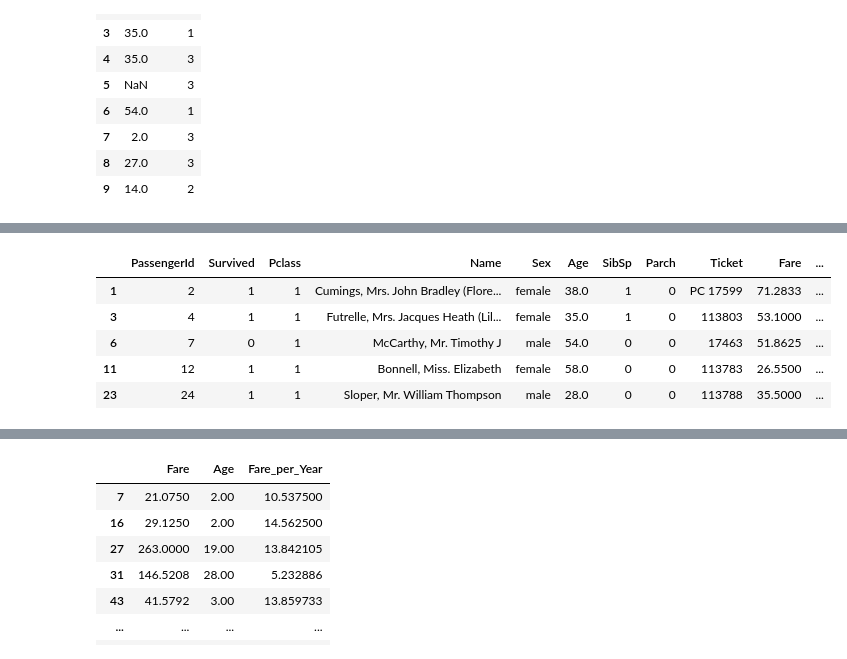
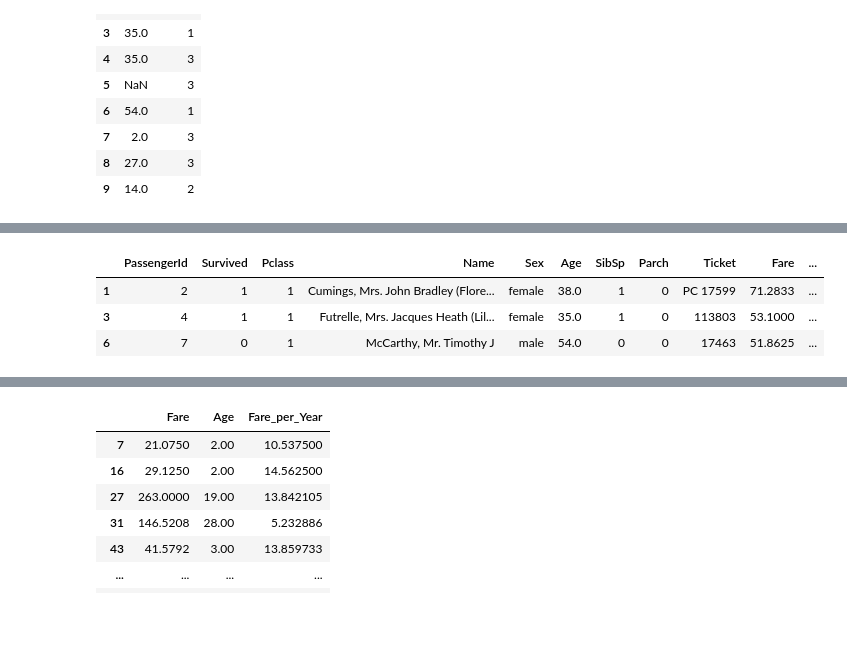
Before and after one commit to RiteshKhatri09-cs/5CS037, a Jupyter notebook: Week3_Ritesh_Khatri.ipynb, the cells around one changed output, grey strips where cells are left out. Saved outputs shown, nothing was run; the diff lists cells and outputs as text; code cells hidden in the pictures; blank space fills up the shorter version.

```diff
--- a/Week3_Ritesh_Khatri.ipynb
+++ b/Week3_Ritesh_Khatri.ipynb
@@ -98,14 +91,12 @@ fare_gt_100
 
 df_pclass1 = df.loc[df["Pclass"]==1]
 # %%
-df_pclass1.head()
+df_pclass1.head(3)
 # %% [output]
 |  | PassengerId | Survived | Pclass | Name | Sex | Age | SibSp | Parch | Ticket | Fare | ... |
 | 1 | 2 | 1 | 1 | Cumings, Mrs. John Bradley (Flore... | female | 38.0 | 1 | 0 | PC 17599 | 71.2833 | ... |
 | 3 | 4 | 1 | 1 | Futrelle, Mrs. Jacques Heath (Lil... | female | 35.0 | 1 | 0 | 113803 | 53.1000 | ... |
 | 6 | 7 | 0 | 1 | McCarthy, Mr. Timothy J | male | 54.0 | 0 | 0 | 17463 | 51.8625 | ... |
-| 11 | 12 | 1 | 1 | Bonnell, Miss. Elizabeth | female | 58.0 | 0 | 0 | 113783 | 26.5500 | ... |
-| 23 | 24 | 1 | 1 | Sloper, Mr. William Thompson | male | 28.0 | 0 | 0 | 113788 | 35.5000 | ... |
 # %%
 #Filter the Titanic dataset for cases where the
  # passenger’s age is less than 18 and the
```
Also changed, not shown: parts of 6 cells of this notebook.
